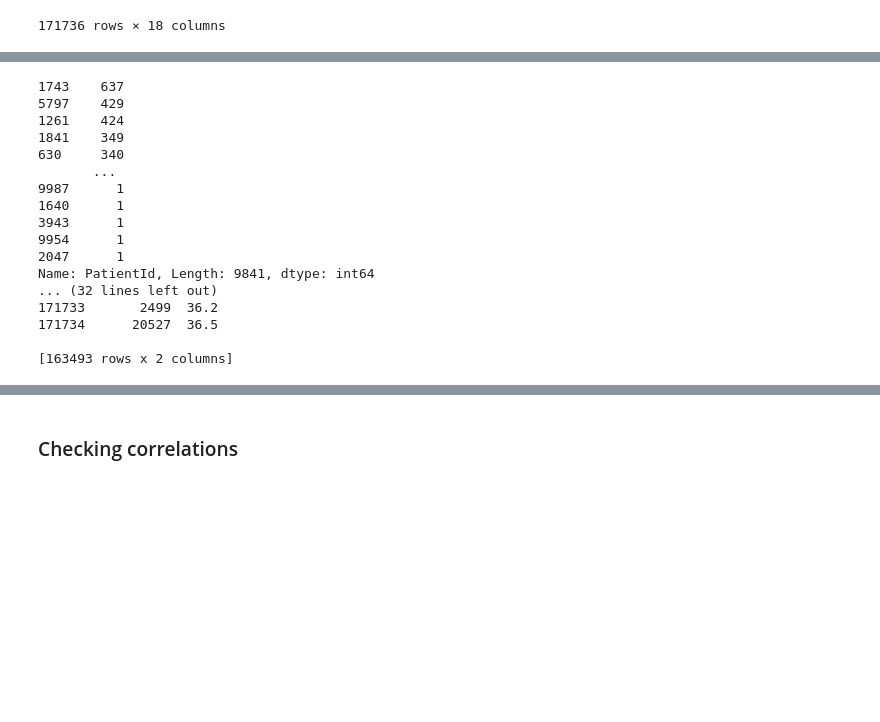
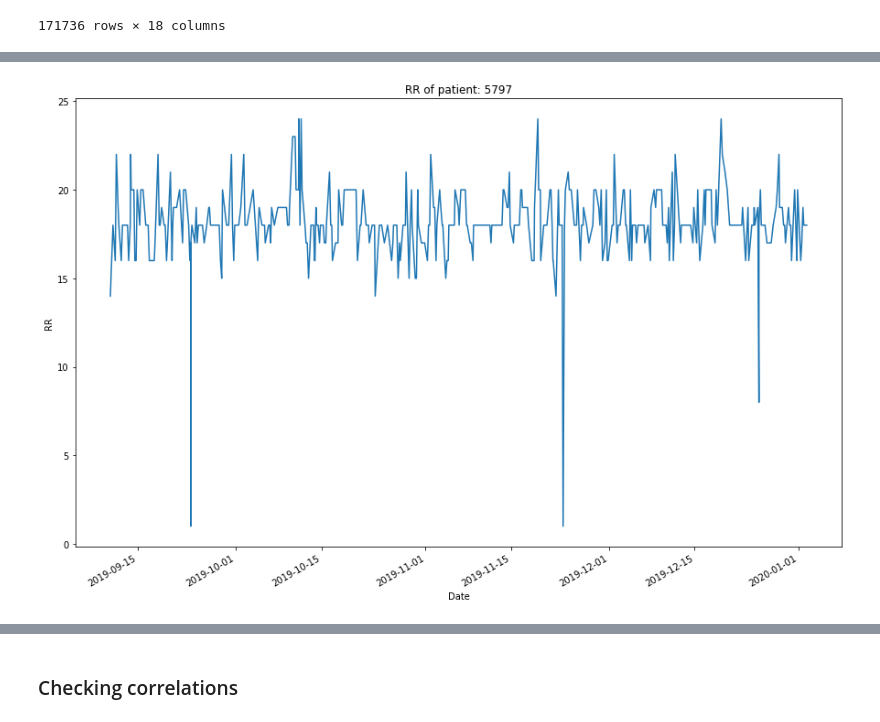
Before and after one commit to kustex/arinti_ews_usecase, a Jupyter notebook: arinti_EWS_notebook.ipynb, the cells around one changed output, grey strips where cells are left out. Saved outputs shown, nothing was run; the diff lists cells and outputs as text; code cells hidden in the pictures; blank space fills up the shorter version.

```diff
--- a/arinti_EWS_notebook.ipynb
+++ b/arinti_EWS_notebook.ipynb
@@ -82,32 +97,54 @@ print(df.TEMP.min())
 # %%
-#Saving outliers with low temperature to 'outliers_temp' and the rest to 'df'
-normal_temp = df[df['TEMP'].between(36, 38)]
-outliers_temp = df[df['TEMP'].between(36, 38)]
-outliers_temp_patients_counts = outliers_temp['PatientId'].value_counts().sort_values(ascending=False)
-outliers_temp_counts = outliers_temp['TEMP'].value_counts().sort_values(ascending=False) #ID maybe more than once per temperature
+df = df[df['TEMP'].between(30, 45)]
+df_normal_temp = df[df['TEMP'].between(36, 38)]
 
-print(outliers_temp_patients_counts)
-print(outliers_temp_counts)
-print(outliers_temp[['PatientId','TEMP']])
+df_abnormal_temp_above = df[df['TEMP'] > 38]
+df_abnormal_temp_below = df[df['TEMP'] < 36]
+df_abnormal_temp = pd.concat([df_abnormal_temp_above,df_abnormal_temp_below])
 
-df_normal_temp = df[~(df['TEMP'] <= 35.5)]
+df_abnormal_temp_counts = df_abnormal_temp['PatientId'].value_counts().sort_values(ascending=False)
+df_abnormal_counts = df_abnormal_temp['TEMP'].value_counts().sort_values(ascending=False) #ID maybe more than once per temperature
+
+# print(df_abnormal_temp_counts)
+# print(df_abnormal_counts)
+# print(df_abnormal_temp[['PatientId','TEMP']])
+# print(df_normal_temp['TEMP'].min())
 
 #write algo that tests if correlations go higher if we exclude or include people with higher or lower temperature
+
+# print(df_abnormal_temp_above['TEMP'].min())
+# print(df_abnormal_temp_below['TEMP'].max())
-# %% [output]
-1743    637
-5797    429
-1261    424
-1841    349
-630     340
-       ...
-9987      1
-1640      1
-3943      1
-9954      1
-2047      1
-Name: PatientId, Length: 9841, dtype: int64
-... (32 lines left out)
-171733       2499  36.2
-171734      20527  36.5
-
-[163493 rows x 2 columns]
+# %%
+import matplotlib.pyplot as plt
+import matplotlib.dates as mdates
+
+
+patientid = 5797
+hr = 'HR'
+temp = 'TEMP'
+rr = 'RR'
+sbp = 'SBP'
+ews_total = 'EWS_Total'
+
+def plot_data_id(df, patientId, metric):
+    data_id = df[df['PatientId'] == patientId]
+    startdate = data_id.ObservationDate.min()
+    print(startdate)
+    enddate = data_id.ObservationDate.max()
+    print(enddate)
+
+    dates = data_id['ObservationDate']
+    data = data_id[f'{metric}']
+
+    fig = plt.figure(figsize=(15,10))
+    ax = fig.add_subplot(111)
+    ax.plot(dates, data)
+    ax.xaxis.set_major_formatter(mdates.DateFormatter('%Y-%m-%d'))
+    fig.autofmt_xdate()
+    plt.title(f'{metric} of patient: {patientId}')
+    plt.xlabel('Date')
+    plt.ylabel(f'{metric}')
+
+
+plot_data_id(df_normal_temp, patientid, rr)
+# %% [output]
@@ -113,0 +153 @@ Name: PatientId, Length: 9841, dtype: int64
+[figure, added]
```
Also changed, not shown: parts of 14 cells of this notebook.
